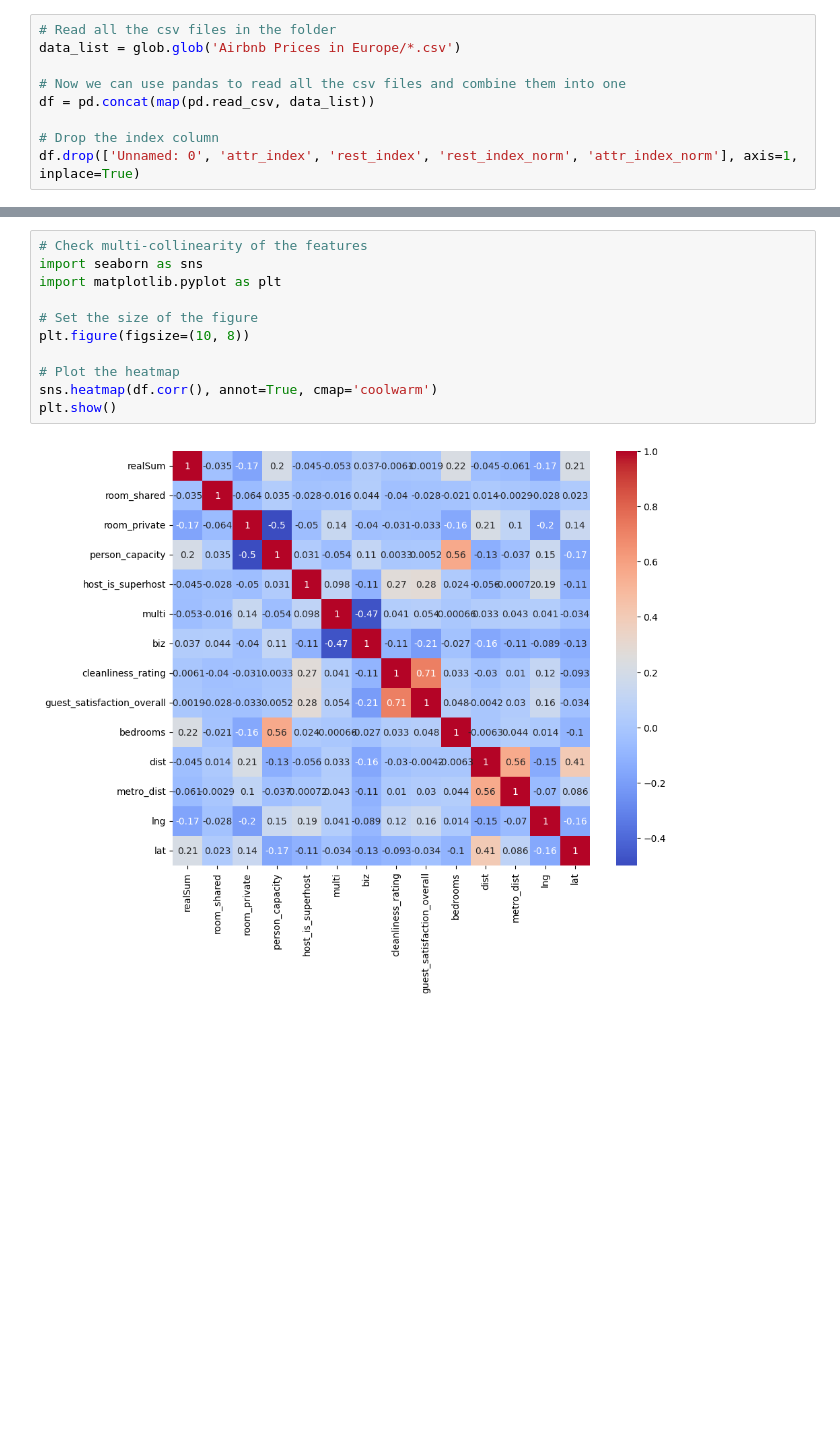
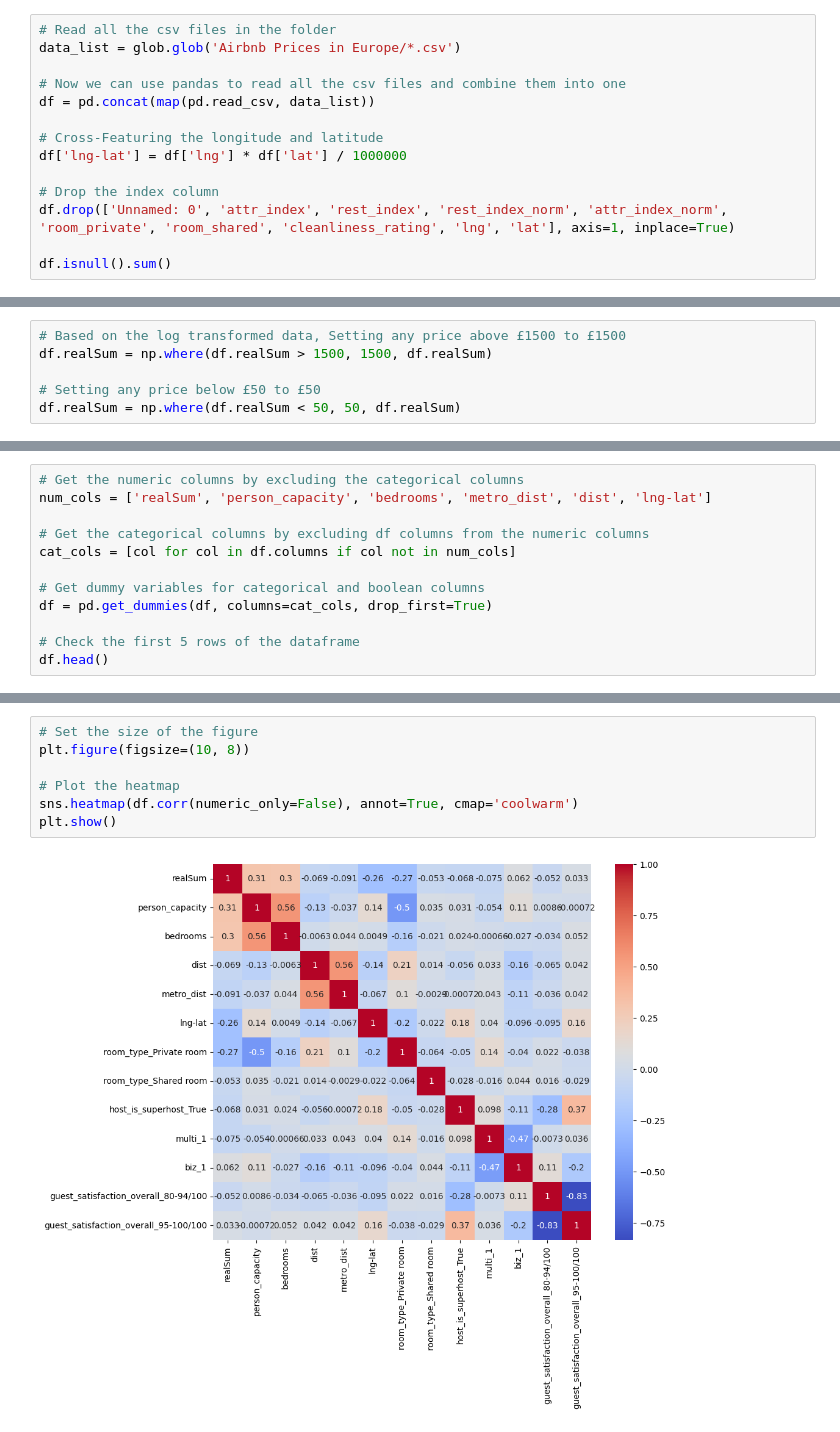
Before and after one commit to Aliikhatami94/eu-aribnb-ml-project, a Jupyter notebook: eu-airbnb-project.ipynb, the cells around one changed output, grey strips where cells are left out. Saved outputs shown, nothing was run; the diff lists cells and outputs as text; blank space fills up the shorter version.

```diff
--- a/eu-airbnb-project.ipynb
+++ b/eu-airbnb-project.ipynb
@@ -9,5 +12,10 @@ data_list = glob.glob('Airbnb Prices in Europe/*.csv')
 # Now we can use pandas to read all the csv files and combine them into one
 df = pd.concat(map(pd.read_csv, data_list))
 
+# Cross-Featuring the longitude and latitude
+df['lng-lat'] = df['lng'] * df['lat'] / 1000000
+
 # Drop the index column
-df.drop(['Unnamed: 0', 'attr_index', 'rest_index', 'rest_index_norm', 'attr_index_norm'], axis=1, inplace=True)
+df.drop(['Unnamed: 0', 'attr_index', 'rest_index', 'rest_index_norm', 'attr_index_norm', 'room_private', 'room_shared', 'cleanliness_rating', 'lng', 'lat'], axis=1, inplace=True)
+
+df.isnull().sum()
@@ -25,0 +76,6 @@ df.head()
+# %%
+# Based on the log transformed data, Setting any price above £1500 to £1500
+df.realSum = np.where(df.realSum > 1500, 1500, df.realSum)
+
+# Setting any price below £50 to £50
+df.realSum = np.where(df.realSum < 50, 50, df.realSum)
@@ -25,0 +117,12 @@ df.head()
+# %%
+# Get the numeric columns by excluding the categorical columns
+num_cols = ['realSum', 'person_capacity', 'bedrooms', 'metro_dist', 'dist', 'lng-lat']
+
+# Get the categorical columns by excluding df columns from the numeric columns
+cat_cols = [col for col in df.columns if col not in num_cols]
+
+# Get dummy variables for categorical and boolean columns
+df = pd.get_dummies(df, columns=cat_cols, drop_first=True)
+
+# Check the first 5 rows of the dataframe
+df.head()
@@ -26,15 +136,11 @@ df.head()
 # %%
-# Check multi-collinearity of the features
-import seaborn as sns
-import matplotlib.pyplot as plt
-
 # Set the size of the figure
 plt.figure(figsize=(10, 8))
 
 # Plot the heatmap
-sns.heatmap(df.corr(), annot=True, cmap='coolwarm')
+sns.heatmap(df.corr(numeric_only=False), annot=True, cmap='coolwarm')
 plt.show()
 # %% [output]
-[figure, old version]
+[figure, new version]
 # %%
 # Dropping the features that are highly correlated
```
Also changed, not shown: parts of 19 cells of this notebook, 1 other file.
